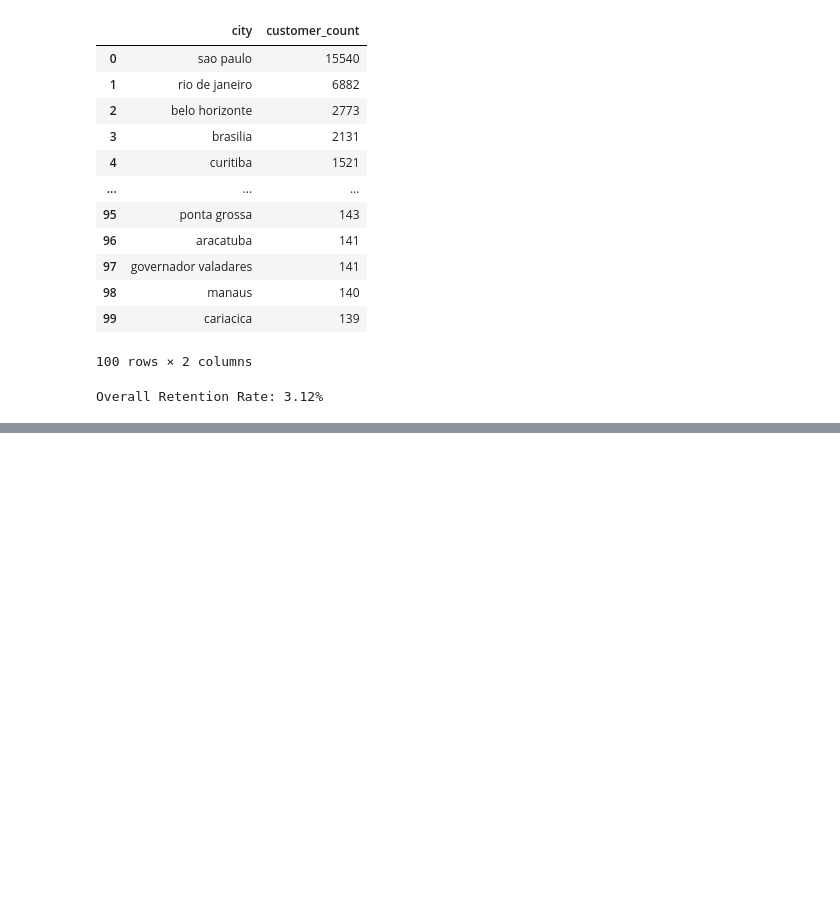
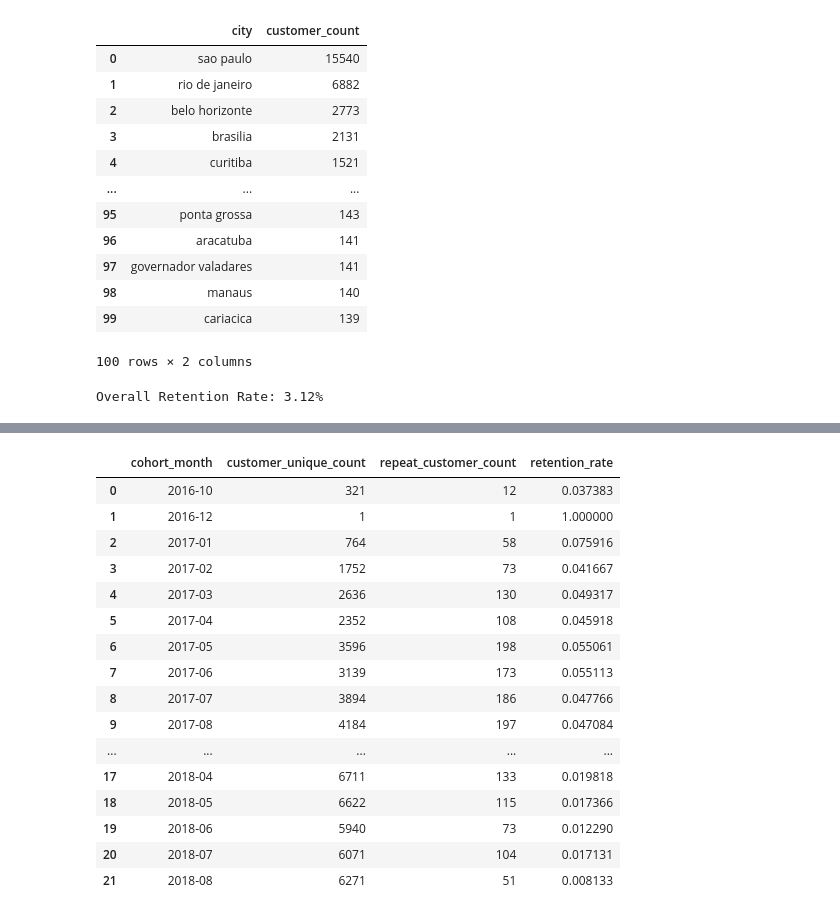
Before and after one commit to clara-world/AI---DA---Customers-Analysis-, a Jupyter notebook: Olist_mito.ipynb, the cells around one changed output, grey strips where cells are left out. Saved outputs shown, nothing was run; the diff lists cells and outputs as text; code cells hidden in the pictures; blank space fills up the shorter version.

```diff
--- a/Olist_mito.ipynb
+++ b/Olist_mito.ipynb
@@ -355,0 +291,13 @@ cohort_data.head()
+# %%
+orders_with_cohort['order_count'] = orders_with_cohort.groupby('customer_unique_id')['order_id'].transform('count')
+
+customers_with_multiple_orders = orders_with_cohort[orders_with_cohort['order_count'] > 1]
+
+repeat_customer_count_by_cohort = (
+    customers_with_multiple_orders.groupby('cohort_month')['customer_unique_id']
+    .nunique()
+    .reset_index()
+    .rename(columns={'customer_unique_id': 'repeat_customer_count'})
+)
+
+repeat_customer_count_by_cohort
@@ -355,0 +322,6 @@ cohort_data.head()
+# %%
+customer_counts_by_cohort = first_order.groupby('cohort_month')['customer_unique_id'].nunique()
+customer_counts_by_cohort_df = customer_counts_by_cohort.reset_index().rename(columns={0: 'cohort_count'})
+customer_counts_by_cohort_df .rename(columns={'customer_unique_id': 'customer_unique_count'}, inplace=True)
+
+customer_counts_by_cohort_df
@@ -355,0 +346,28 @@ cohort_data.head()
+# %%
+# Perform inner join on 'cohort_month'
+merged_cohorts = pd.merge(customer_counts_by_cohort_df, repeat_customer_count_by_cohort, on='cohort_month')
+
+# Calculate retention rate
+merged_cohorts['retention_rate'] = (
+    merged_cohorts['repeat_customer_count'] / merged_cohorts['customer_unique_count']
+)
+
+merged_cohorts
+# %% [output]
+|  | cohort_month | customer_unique_count | repeat_customer_count | retention_rate |
+| 0 | 2016-10 | 321 | 12 | 0.037383 |
+| 1 | 2016-12 | 1 | 1 | 1.000000 |
+| 2 | 2017-01 | 764 | 58 | 0.075916 |
+| 3 | 2017-02 | 1752 | 73 | 0.041667 |
+| 4 | 2017-03 | 2636 | 130 | 0.049317 |
+| 5 | 2017-04 | 2352 | 108 | 0.045918 |
+| 6 | 2017-05 | 3596 | 198 | 0.055061 |
+| 7 | 2017-06 | 3139 | 173 | 0.055113 |
+| 8 | 2017-07 | 3894 | 186 | 0.047766 |
+| 9 | 2017-08 | 4184 | 197 | 0.047084 |
+| ... | ... | ... | ... | ... |
+| 17 | 2018-04 | 6711 | 133 | 0.019818 |
+| 18 | 2018-05 | 6622 | 115 | 0.017366 |
+| 19 | 2018-06 | 5940 | 73 | 0.012290 |
+| 20 | 2018-07 | 6071 | 104 | 0.017131 |
+| 21 | 2018-08 | 6271 | 51 | 0.008133 |
```
Also changed, not shown: parts of 8 cells of this notebook.
